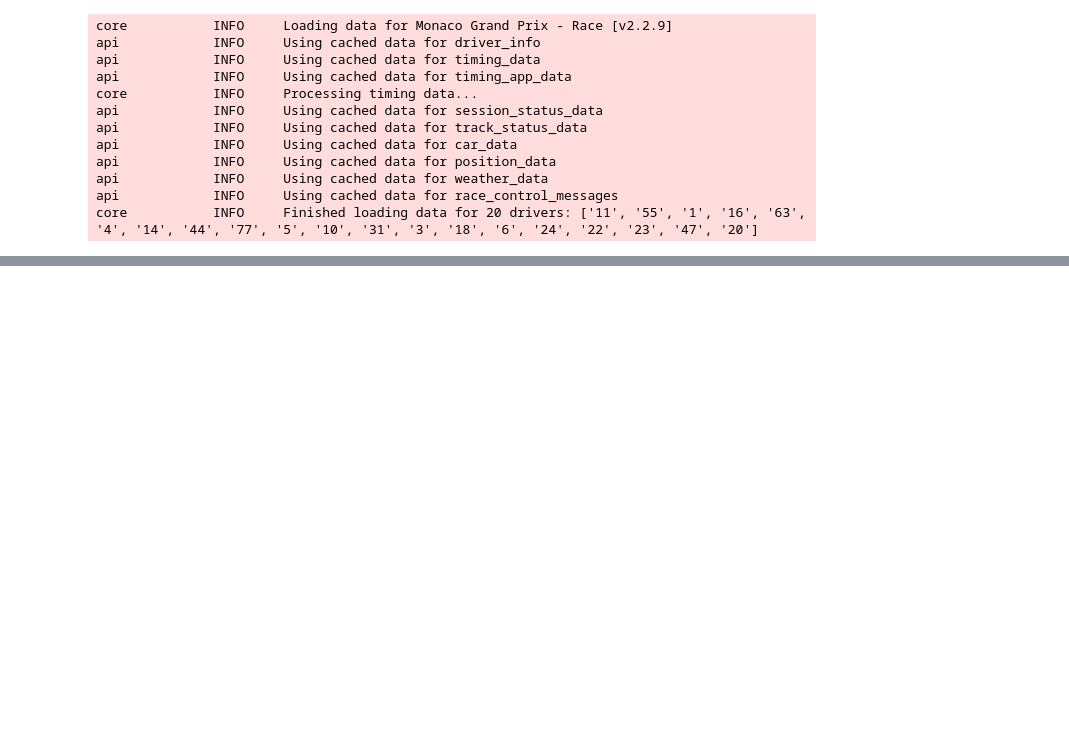
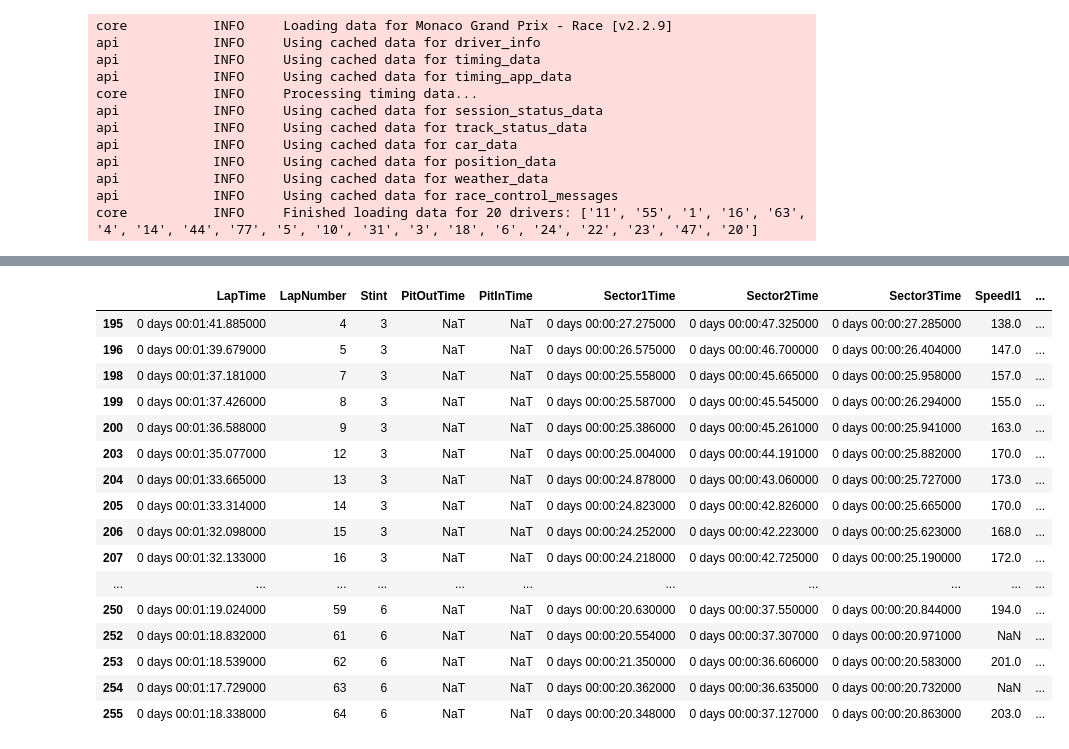
Before and after one commit to dhupee/Fastf1-head2head, a Jupyter notebook: fastf1-monaco-v-hungaroring.ipynb, the cells around one changed output, grey strips where cells are left out. Cells and saved outputs as stored; diff of their text form; code cells hidden in the pictures; blank space fills up the shorter version.

Commit message:
adding cleaning function to clean unneeded data

```diff
--- a/fastf1-monaco-v-hungaroring.ipynb
+++ b/fastf1-monaco-v-hungaroring.ipynb
@@ -66,6 +66,3 @@ api            INFO     Using cached data for position_data
 api            INFO     Using cached data for weather_data
 api            INFO     Using cached data for race_control_messages
 core           INFO     Finished loading data for 20 drivers: ['11', '55', '1', '16', '63', '4', '14', '44', '77', '5', '10', '31', '3', '18', '6', '24', '22', '23', '47', '20']
-# %%
-mon_lec = mon_lec.drop
-mon_lec
@@ -86,3 +99,50 @@ mon_lec
+# %%
+def clean_df(df):
+    '''Cleaning unneeded dataframe from the function
+
+    Args:
+        df (Dataframe): Raw dataframe from the call
+
+    Returns:
+        Dataframe: cleaned dataframe
+    '''
+
+    df = df[(df['IsAccurate'] == True)] # filter out non accurate measure
+    df = df[(df['TrackStatus'] == '1')] # filter non green track
+    df = df.drop([
+        'Time',
+        'DriverNumber',
+        'Team',
+        'Driver',
+        'LapStartTime',
+        'LapStartDate',
+        'Sector1SessionTime',
+        'Sector2SessionTime',
+        'Sector3SessionTime'
+    ], axis=1) # drop irrelevant data
+
+    return df
+
+cleaned_lec = clean_df(mon_lec)
+cleaned_lec
+# %% [output]
+|  | LapTime | LapNumber | Stint | PitOutTime | PitInTime | Sector1Time | Sector2Time | Sector3Time | SpeedI1 | ... |
+| 195 | 0 days 00:01:41.885000 | 4 | 3 | NaT | NaT | 0 days 00:00:27.275000 | 0 days 00:00:47.325000 | 0 days 00:00:27.285000 | 138.0 | ... |
+| 196 | 0 days 00:01:39.679000 | 5 | 3 | NaT | NaT | 0 days 00:00:26.575000 | 0 days 00:00:46.700000 | 0 days 00:00:26.404000 | 147.0 | ... |
+| 198 | 0 days 00:01:37.181000 | 7 | 3 | NaT | NaT | 0 days 00:00:25.558000 | 0 days 00:00:45.665000 | 0 days 00:00:25.958000 | 157.0 | ... |
+| 199 | 0 days 00:01:37.426000 | 8 | 3 | NaT | NaT | 0 days 00:00:25.587000 | 0 days 00:00:45.545000 | 0 days 00:00:26.294000 | 155.0 | ... |
+| 200 | 0 days 00:01:36.588000 | 9 | 3 | NaT | NaT | 0 days 00:00:25.386000 | 0 days 00:00:45.261000 | 0 days 00:00:25.941000 | 163.0 | ... |
+| 203 | 0 days 00:01:35.077000 | 12 | 3 | NaT | NaT | 0 days 00:00:25.004000 | 0 days 00:00:44.191000 | 0 days 00:00:25.882000 | 170.0 | ... |
+| 204 | 0 days 00:01:33.665000 | 13 | 3 | NaT | NaT | 0 days 00:00:24.878000 | 0 days 00:00:43.060000 | 0 days 00:00:25.727000 | 173.0 | ... |
+| 205 | 0 days 00:01:33.314000 | 14 | 3 | NaT | NaT | 0 days 00:00:24.823000 | 0 days 00:00:42.826000 | 0 days 00:00:25.665000 | 170.0 | ... |
+| 206 | 0 days 00:01:32.098000 | 15 | 3 | NaT | NaT | 0 days 00:00:24.252000 | 0 days 00:00:42.223000 | 0 days 00:00:25.623000 | 168.0 | ... |
+| 207 | 0 days 00:01:32.133000 | 16 | 3 | NaT | NaT | 0 days 00:00:24.218000 | 0 days 00:00:42.725000 | 0 days 00:00:25.190000 | 172.0 | ... |
+| ... | ... | ... | ... | ... | ... | ... | ... | ... | ... | ... |
+| 250 | 0 days 00:01:19.024000 | 59 | 6 | NaT | NaT | 0 days 00:00:20.630000 | 0 days 00:00:37.550000 | 0 days 00:00:20.844000 | 194.0 | ... |
+| 252 | 0 days 00:01:18.832000 | 61 | 6 | NaT | NaT | 0 days 00:00:20.554000 | 0 days 00:00:37.307000 | 0 days 00:00:20.971000 | NaN | ... |
+| 253 | 0 days 00:01:18.539000 | 62 | 6 | NaT | NaT | 0 days 00:00:21.350000 | 0 days 00:00:36.606000 | 0 days 00:00:20.583000 | 201.0 | ... |
+| 254 | 0 days 00:01:17.729000 | 63 | 6 | NaT | NaT | 0 days 00:00:20.362000 | 0 days 00:00:36.635000 | 0 days 00:00:20.732000 | NaN | ... |
+| 255 | 0 days 00:01:18.338000 | 64 | 6 | NaT | NaT | 0 days 00:00:20.348000 | 0 days 00:00:37.127000 | 0 days 00:00:20.863000 | 203.0 | ... |
 # %%
 mon_ver.head()
 # %% [output]
```
Also changed, not shown: parts of 4 cells of this notebook.
